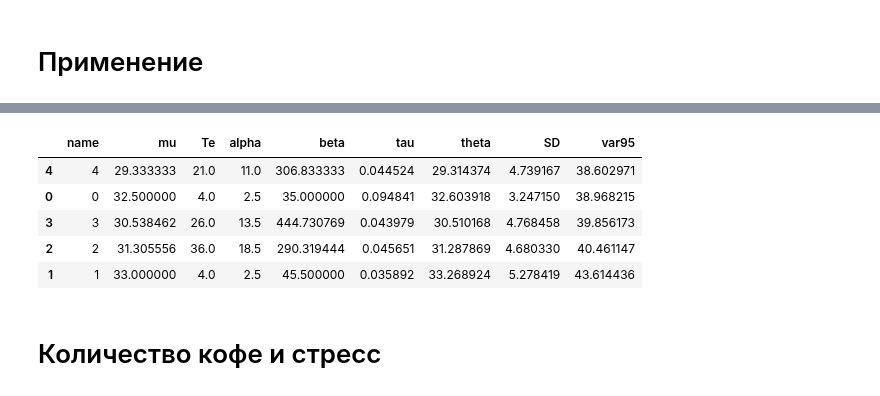
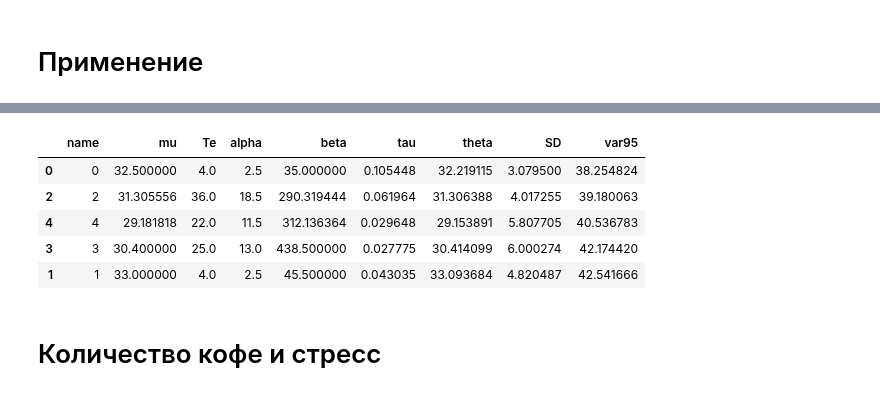
Before and after one commit to ksetdekov/trip_choice_optimizer, a Jupyter notebook: coffee-amount-optimization.ipynb, the cells around one changed output, grey strips where cells are left out. Cells and saved outputs as stored; diff of their text form; code cells hidden in the pictures.

```diff
--- a/coffee-amount-optimization.ipynb
+++ b/coffee-amount-optimization.ipynb
@@ -254,7 +254,8 @@ events = {
     datetime(2025, 3, 7): (1, 32),
     datetime(2025, 3, 8): (4, 39),
     datetime(2025, 3, 9): (2, 29),
-    datetime(2025, 3,10): (2, 26)
+    datetime(2025, 3,10): (2, 26),
+    datetime(2025, 3,11): (4, 26)
 
 }
 
@@ -268,9 +269,9 @@ cups.process_events(events, days=91)
 |  | name | mu | Te | alpha | beta | tau | theta | SD | var95 |
-| 4 | 4 | 29.333333 | 21.0 | 11.0 | 306.833333 | 0.044524 | 29.314374 | 4.739167 | 38.602971 |
-| 0 | 0 | 32.500000 | 4.0 | 2.5 | 35.000000 | 0.094841 | 32.603918 | 3.247150 | 38.968215 |
-| 3 | 3 | 30.538462 | 26.0 | 13.5 | 444.730769 | 0.043979 | 30.510168 | 4.768458 | 39.856173 |
-| 2 | 2 | 31.305556 | 36.0 | 18.5 | 290.319444 | 0.045651 | 31.287869 | 4.680330 | 40.461147 |
-| 1 | 1 | 33.000000 | 4.0 | 2.5 | 45.500000 | 0.035892 | 33.268924 | 5.278419 | 43.614436 |
+| 0 | 0 | 32.500000 | 4.0 | 2.5 | 35.000000 | 0.105448 | 32.219115 | 3.079500 | 38.254824 |
+| 2 | 2 | 31.305556 | 36.0 | 18.5 | 290.319444 | 0.061964 | 31.306388 | 4.017255 | 39.180063 |
+| 4 | 4 | 29.181818 | 22.0 | 11.5 | 312.136364 | 0.029648 | 29.153891 | 5.807705 | 40.536783 |
+| 3 | 3 | 30.400000 | 25.0 | 13.0 | 438.500000 | 0.027775 | 30.414099 | 6.000274 | 42.174420 |
+| 1 | 1 | 33.000000 | 4.0 | 2.5 | 45.500000 | 0.043035 | 33.093684 | 4.820487 | 42.541666 |
 # %% [markdown]
 # Количество кофе и стресс
 # %%
```
Also changed, not shown: parts of 5 cells of this notebook.
